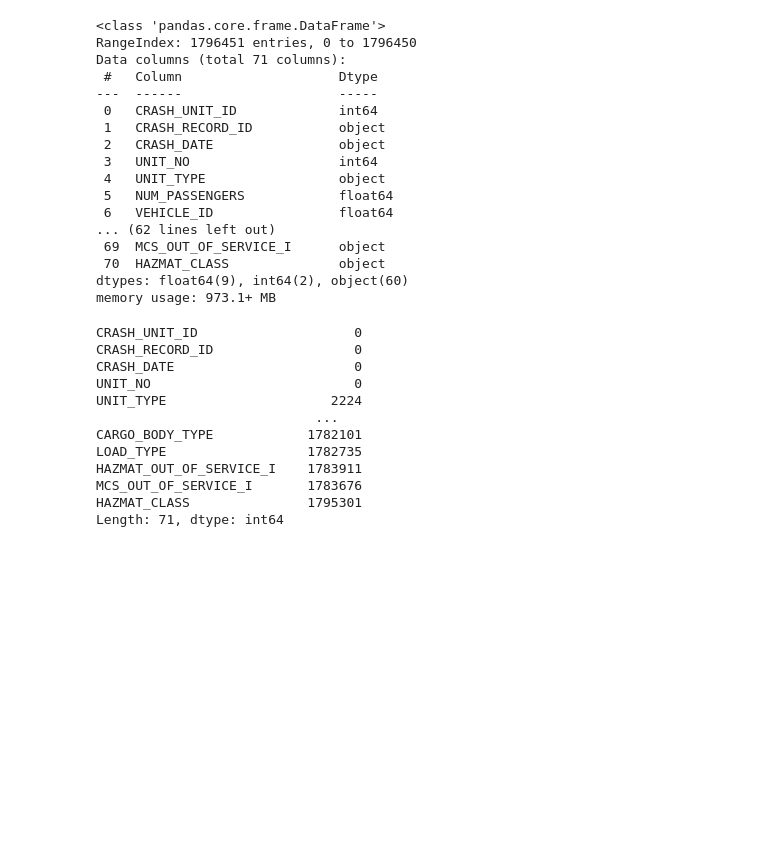
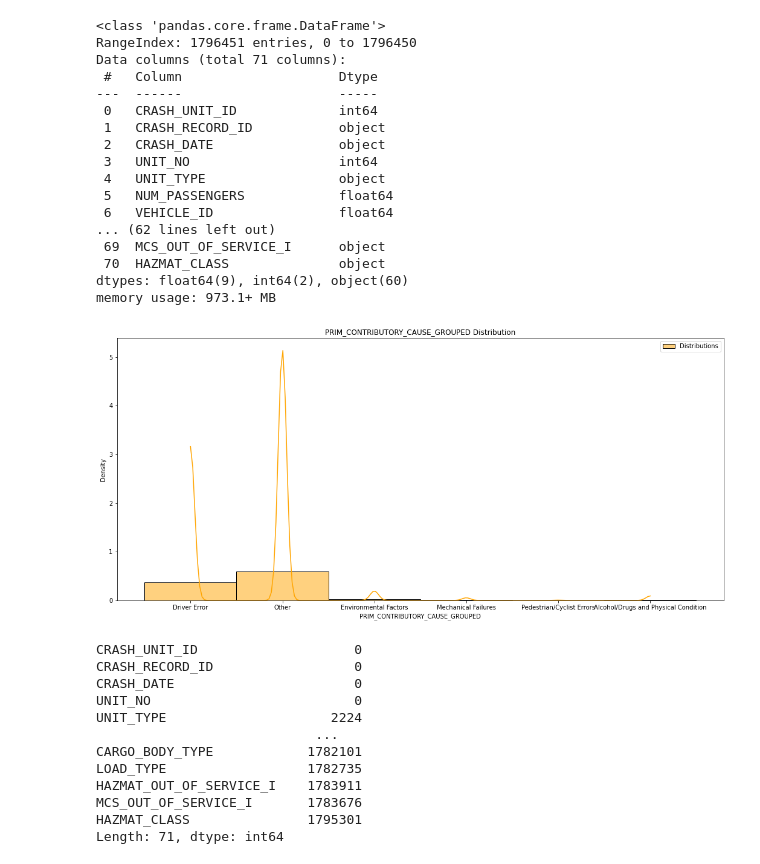
Before and after one commit to Cynthia-Njambi/City-of-Chicago-Traffic-Crashes-Project, a Jupyter notebook: groups/josphat.ipynb, the cells around one changed output. Saved outputs shown, nothing was run; the diff lists cells and outputs as text; code cells hidden in the pictures; blank space fills up the shorter version.

```diff
--- a/groups/josphat.ipynb
+++ b/groups/josphat.ipynb
@@ -189,3 +237,17 @@ memory usage: 973.1+ MB
+# %%
+crashes_df['PRIM_CONTRIBUTORY_CAUSE_GROUPED'] = crashes_df['PRIM_CONTRIBUTORY_CAUSE'].apply(categorize_cause)
+crashes_df = crashes_df.drop(columns=['PRIM_CONTRIBUTORY_CAUSE'])
+# %%
+# Compare the distribution of variables in our target
+plt.figure(figsize=(18, 8))
+
+sns.histplot(crashes_df['PRIM_CONTRIBUTORY_CAUSE_GROUPED'], color='orange', label='Distributions', stat='density', kde=True)
+
+plt.legend()
+plt.title('PRIM_CONTRIBUTORY_CAUSE_GROUPED Distribution')
+plt.show()
+# %% [output]
+[figure, added]
 # %%
 vehicles_df.isnull().sum()
 # %% [output]
```
Also changed, not shown: parts of 10 cells of this notebook.
